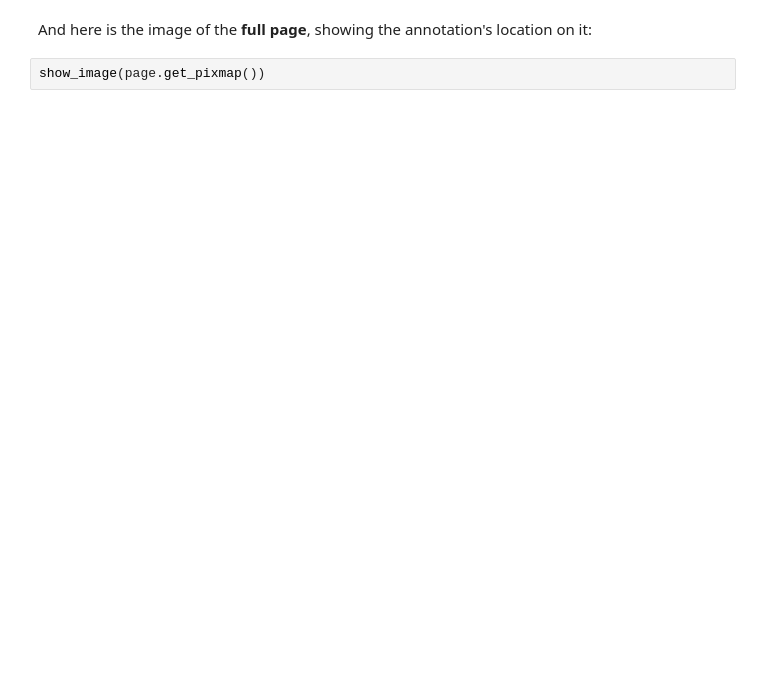
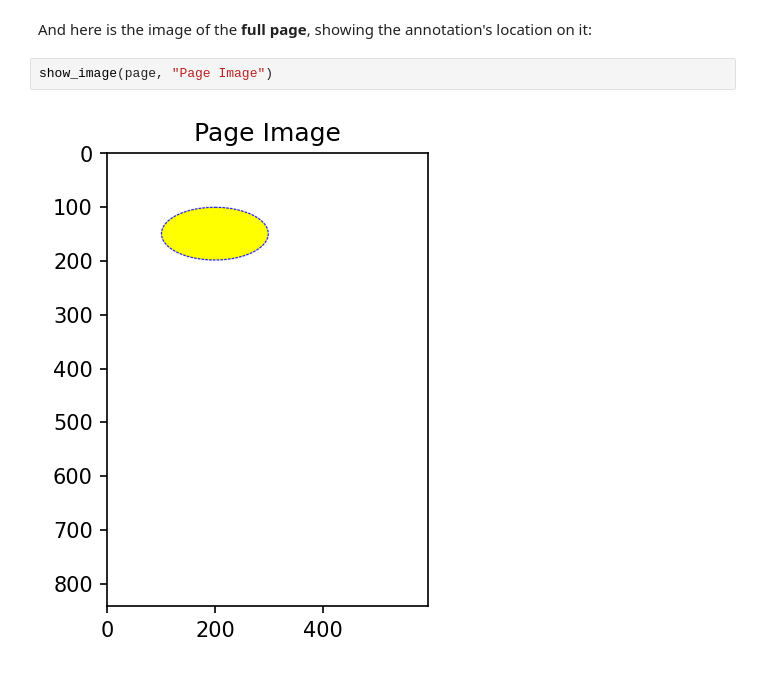
Before and after one commit to pymupdf/PyMuPDF-Utilities, a Jupyter notebook: jupyter-notebooks/new_circle_annot.ipynb, the cells around one changed output. Saved outputs shown, nothing was run; the diff lists cells and outputs as text; blank space fills up the shorter version.

```diff
--- a/jupyter-notebooks/new_circle_annot.ipynb
+++ b/jupyter-notebooks/new_circle_annot.ipynb
@@ -68,4 +97,6 @@ show_image(annot.get_pixmap())
 # %% [markdown]
 And here is the image of the **full page**, showing the annotation's location on it:
 # %%
-show_image(page.get_pixmap())
+show_image(page, "Page Image")
+# %% [output]
+[figure, added]
```
Also changed, not shown: parts of 7 cells of this notebook, 2 other files.
